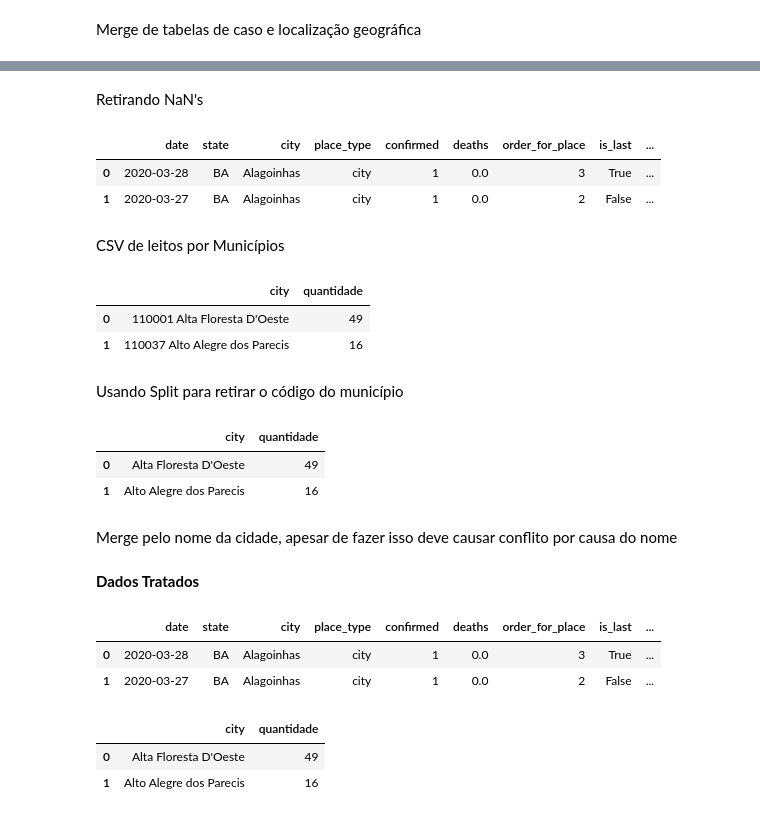
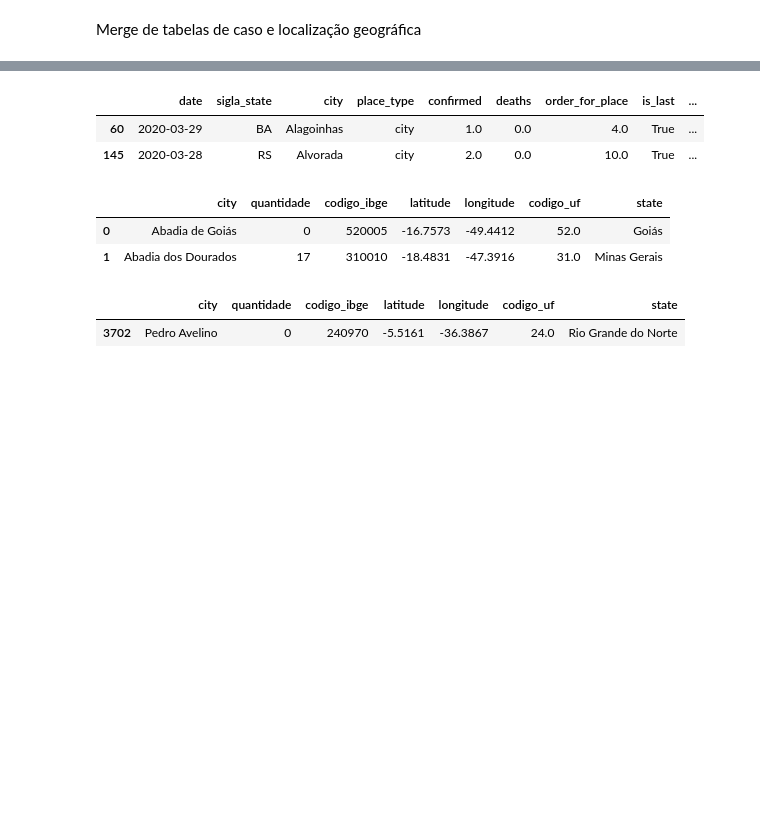
Before and after one commit to vilsonrodrigues/COVID19, a Jupyter notebook: Fraterno20.ipynb, the cells around one changed output, grey strips where cells are left out. Saved outputs shown, nothing was run; the diff lists cells and outputs as text; code cells hidden in the pictures; blank space fills up the shorter version.

```diff
--- a/Fraterno20.ipynb
+++ b/Fraterno20.ipynb
@@ -29,0 +77,3 @@ city_lat_long.head(2)
+# %%
+city_lat_long = city_lat_long.merge(data_ibge, on = ["city","codigo_ibge","codigo_uf"],sort = "city")
+city_lat_long.head(2)
@@ -30,4 +84,6 @@ city_lat_long.head(2)
 # %% [markdown]
 Merge de tabelas de caso e localização geográfica
 # %%
-data_brasil = data_brasil.merge(city_lat_long, on = ["city","codigo_ibge"],sort = "date")
+data_brasil = data_brasil.merge(city_lat_long, on = ["city","codigo_ibge"],sort = "date",how="outer")
+data_brasil.dropna(subset=["date"],inplace=True)
+data_brasil.head(2)
@@ -33,0 +116,4 @@ data_brasil = data_brasil.merge(city_lat_long, on = ["city","codigo_ibge"],sort
+# %%
+data_brasil.replace(np.nan, 0, inplace = True)
+data_brasil["codigo_ibge"] = data_brasil["codigo_ibge"].astype("int64")
+data_brasil.head(2)
@@ -33,0 +182,3 @@ data_brasil = data_brasil.merge(city_lat_long, on = ["city","codigo_ibge"],sort
+# %%
+data_brasil_last_boletim = data_brasil.loc[data_brasil["is_last"] == True,:]
+data_brasil_last_boletim.head(3)
@@ -40,33 +201,0 @@ data_brasil.head(2)
-# %% [markdown]
-Retirando NaN's
-# %%
-data_brasil.replace(np.nan, 0, inplace = True)
-data_brasil.head(2)
-# %% [output]
-|  | date | state | city | place_type | confirmed | deaths | order_for_place | is_last | ... |
-| 0 | 2020-03-28 | BA | Alagoinhas | city | 1 | 0.0 | 3 | True | ... |
-| 1 | 2020-03-27 | BA | Alagoinhas | city | 1 | 0.0 | 2 | False | ... |
-# %% [markdown]
-CSV de leitos por Municípios
-# %%
-leitos = pd.read_csv("https://raw.githubusercontent.com/vilsonrodrigues/COVID19/master/leitos_por_cidade.csv", sep = ";", encoding = "iso-8859-1")
-leitos.rename(columns = {"municipio":"city"}, inplace = True)
-leitos.head(2)
-# %% [output]
-|  | city | quantidade |
-| 0 | 110001 Alta Floresta D'Oeste | 49 |
-| 1 | 110037 Alto Alegre dos Parecis | 16 |
-# %% [markdown]
-Usando Split para retirar o código do município
-# %%
-new = leitos["city"].str.split(" ", n = 1, expand = True)
-leitos["city"] = new[1]
-#leitos["codigo_ibge"] = new[0] não é
-#leitos["codigo_ibge"] = leitos["codigo_ibge"].astype("int64")
-leitos.head(2)
-# %% [output]
-|  | city | quantidade |
-| 0 | Alta Floresta D'Oeste | 49 |
-| 1 | Alto Alegre dos Parecis | 16 |
-# %% [markdown]
-Merge pelo nome da cidade, apesar de fazer isso deve causar conflito por causa do nome
@@ -78,17 +202,20 @@ leitos.head(2)
-# %% [markdown]
-**Dados Tratados**
 # %%
-data_brasil.head(2)
+data_brasil_last_boletim.head(2)
 # %% [output]
-|  | date | state | city | place_type | confirmed | deaths | order_for_place | is_last | ... |
-| 0 | 2020-03-28 | BA | Alagoinhas | city | 1 | 0.0 | 3 | True | ... |
-| 1 | 2020-03-27 | BA | Alagoinhas | city | 1 | 0.0 | 2 | False | ... |
+|  | date | sigla_state | city | place_type | confirmed | deaths | order_for_place | is_last | ... |
+| 60 | 2020-03-29 | BA | Alagoinhas | city | 1.0 | 0.0 | 4.0 | True | ... |
+| 145 | 2020-03-28 | RS | Alvorada | city | 2.0 | 0.0 | 10.0 | True | ... |
 # %%
-leitos.head(2)
+leitos_internacao.head(2)
 # %% [output]
-|  | city | quantidade |
-| 0 | Alta Floresta D'Oeste | 49 |
-| 1 | Alto Alegre dos Parecis | 16 |
+|  | city | quantidade | codigo_ibge | latitude | longitude | codigo_uf | state |
+| 0 | Abadia de Goiás | 0 | 520005 | -16.7573 | -49.4412 | 52.0 | Goiás |
+| 1 | Abadia dos Dourados | 17 | 310010 | -18.4831 | -47.3916 | 31.0 | Minas Gerais |
+# %%
+leitos_internacao.loc[leitos_internacao["city"].str.contains("Pedro Avelino"),:]
+# %% [output]
+|  | city | quantidade | codigo_ibge | latitude | longitude | codigo_uf | state |
+| 3702 | Pedro Avelino | 0 | 240970 | -5.5161 | -36.3867 | 24.0 | Rio Grande do Norte |
 # %%
 data_brasil.columns
 # %% [output]
```
Also changed, not shown: parts of 37 cells of this notebook.
